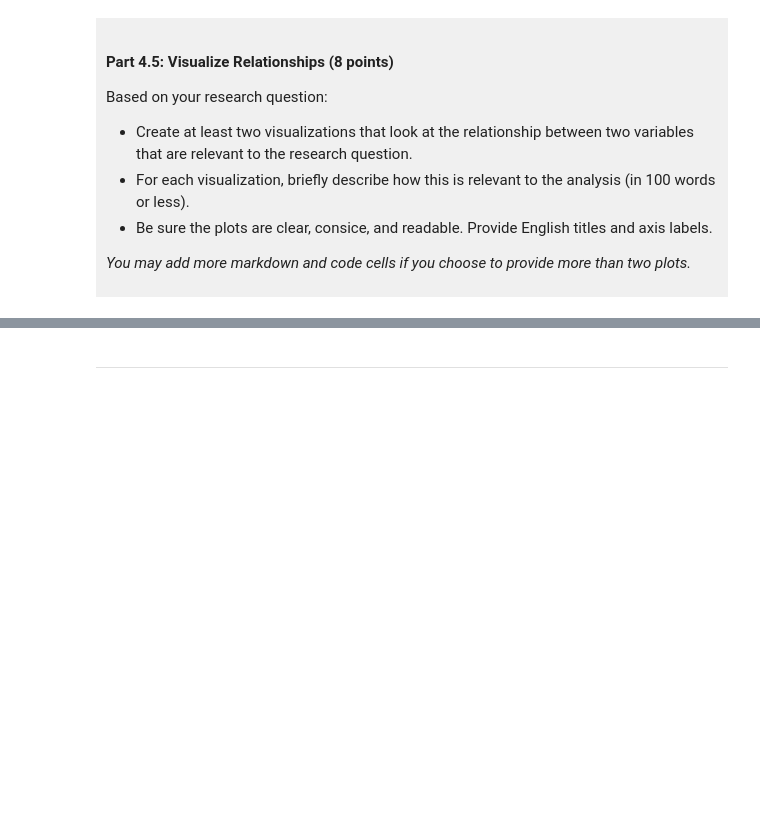
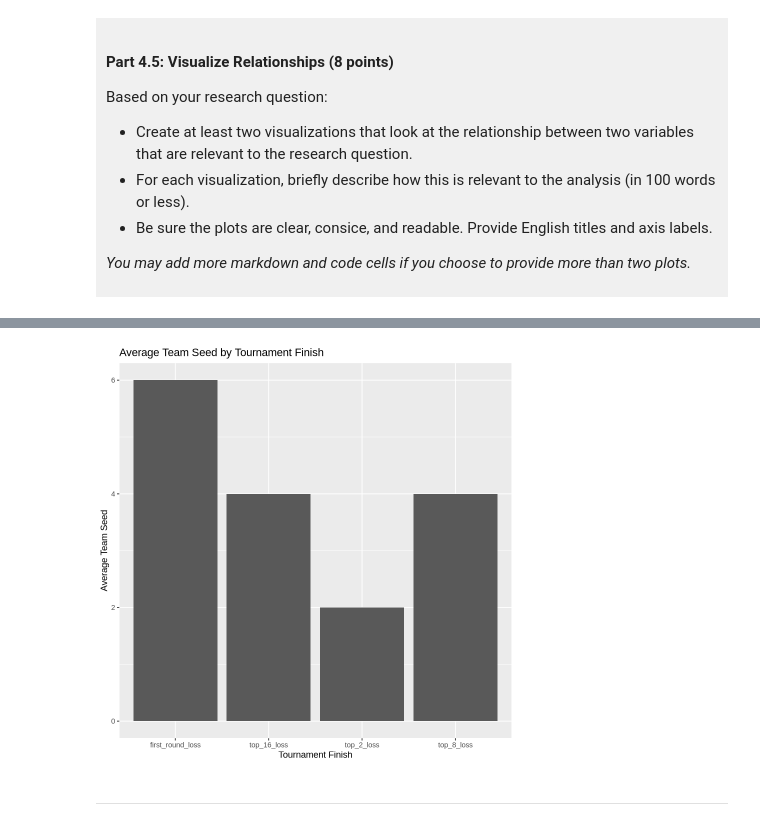
Before and after one commit to nrumaiiraa/dsci-100-project-Umairah-MohdZulkefli, a Jupyter notebook: dsci-100-project-notebook.ipynb, the cells around one changed output, grey strips where cells are left out. Saved outputs shown, nothing was run; the diff lists cells and outputs as text; code cells hidden in the pictures; blank space fills up the shorter version.

```diff
--- a/dsci-100-project-notebook.ipynb
+++ b/dsci-100-project-notebook.ipynb
@@ -333,5 +409,16 @@ Visualization 2: %%% EDIT THIS MARKDOWN CELL%%%
 # %%
-### EDIT THIS CODE CELL FOR VISUALIZATION 2###
+seed_finish_barplot <- women_march_madness_tidy |>
+group_by(tourney_finish) |>
+summarise(mean_seed = mean(Seed, na.rm = TRUE)) |>
+ggplot(aes(x = tourney_finish, y= mean_seed)) +
+geom_col() +
+labs(x = "Tournament Finish",
+     y = "Average Team Seed",
+     title = "Average Team Seed by Tournament Finish")
+
+seed_finish_barplot
+# %% [output]
+[figure, added]
 # %% [markdown]
 ------
 # %% [markdown]
```
Also changed, not shown: parts of 10 cells of this notebook.
